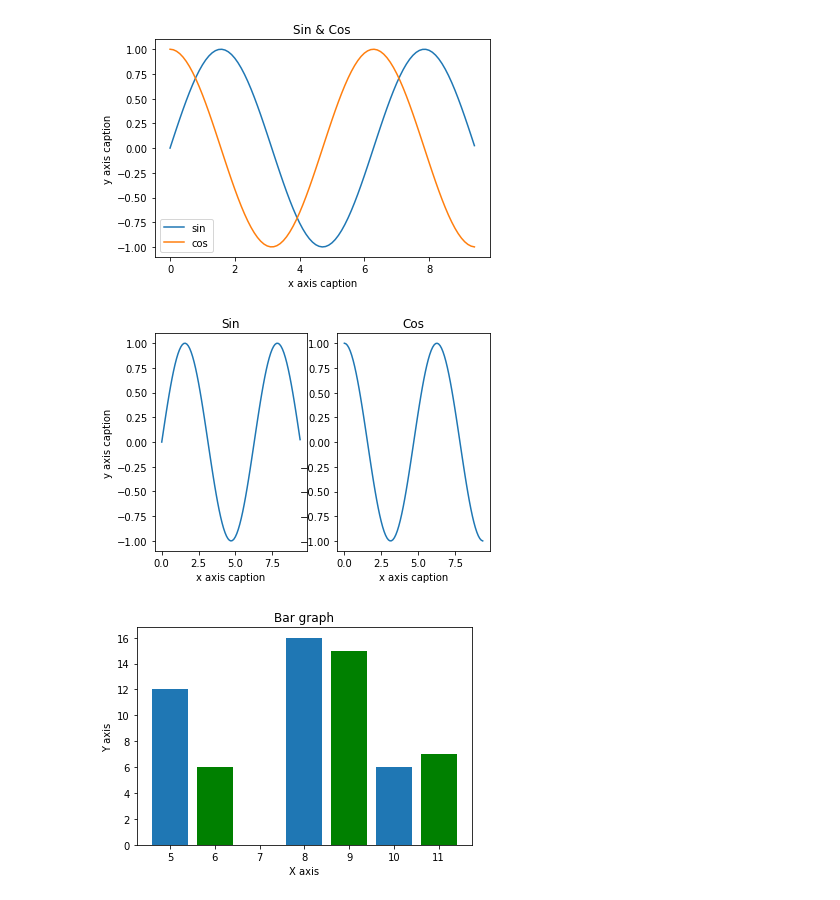
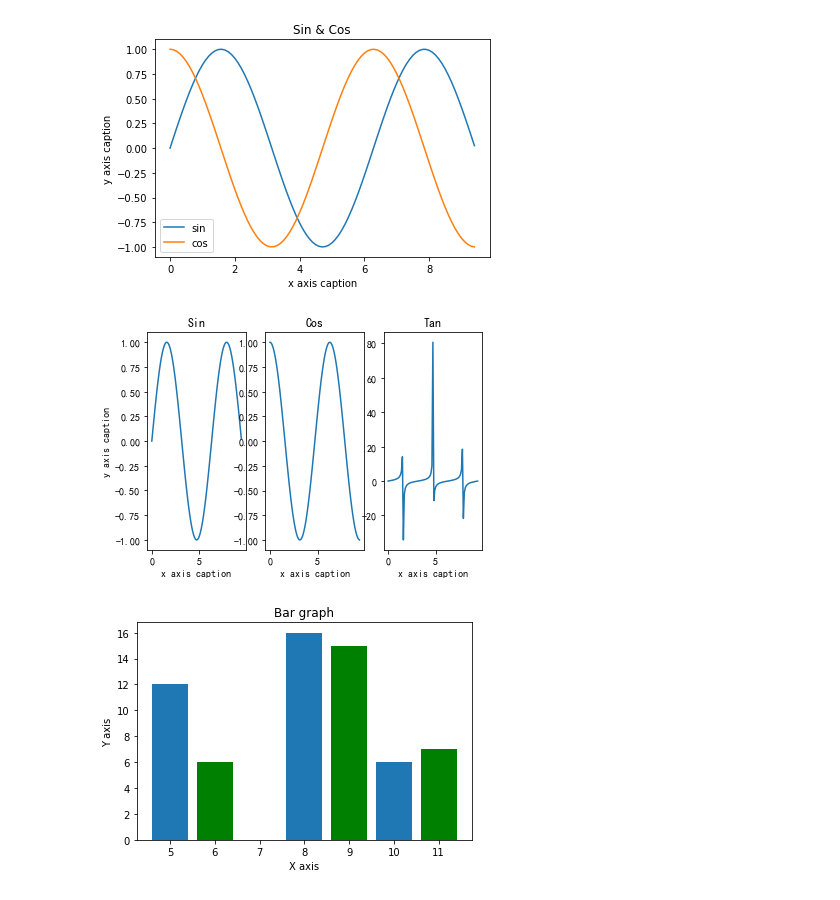
Before and after one commit to Bigbug4/python-learnning, a Jupyter notebook: data_science/MATplotlib_learnning/test02.ipynb, the cells around one changed output. Saved outputs shown, nothing was run; the diff lists cells and outputs as text; code cells hidden in the pictures.

```diff
--- a/data_science/MATplotlib_learnning/test02.ipynb
+++ b/data_science/MATplotlib_learnning/test02.ipynb
@@ -58,27 +58,35 @@ plt.show()
 # %%
 # 计算正弦和余弦曲线上的点的 x 和 y 坐标
 x = np.arange(0,  3  * np.pi,  0.1)
 y_sin = np.sin(x)
 y_cos = np.cos(x)
+y_tan = np.tan(x)
 # 建立 subplot 网格，高为 2，宽为 1
 # 激活第一个 subplot
-plt.subplot(1,  2,  1)
+plt.subplot(1,  3,  1)
 # plt.subplot(2,  1,  1)
 # 绘制第一个图像
 plt.plot(x, y_sin)
 plt.title('Sin')
 plt.xlabel("x axis caption")
 plt.ylabel("y axis caption")
 # 将第二个 subplot 激活，并绘制第二个图像
-plt.subplot(1,  2,  2)
+plt.subplot(1,  3,  2)
 # plt.subplot(2,  1,  2)
 plt.plot(x, y_cos)
 plt.title('Cos')
 plt.xlabel("x axis caption")
+# 将第三个 subplot 激活，并绘制第三个图像
+plt.subplot(1,  3,  3)
+# plt.subplot(2,  1,  2)
+plt.plot(x, y_tan)
+plt.title('Tan')
+plt.xlabel("x axis caption")
 # 展示图像
+plt.savefig('exe.pdf')
 plt.show()
 # %% [output]
-[figure, old version]
+[figure, new version]
 # %%
 x =  [5,8,10]
 y =  [12,16,6]
```
Also changed, not shown: 7 other files.
